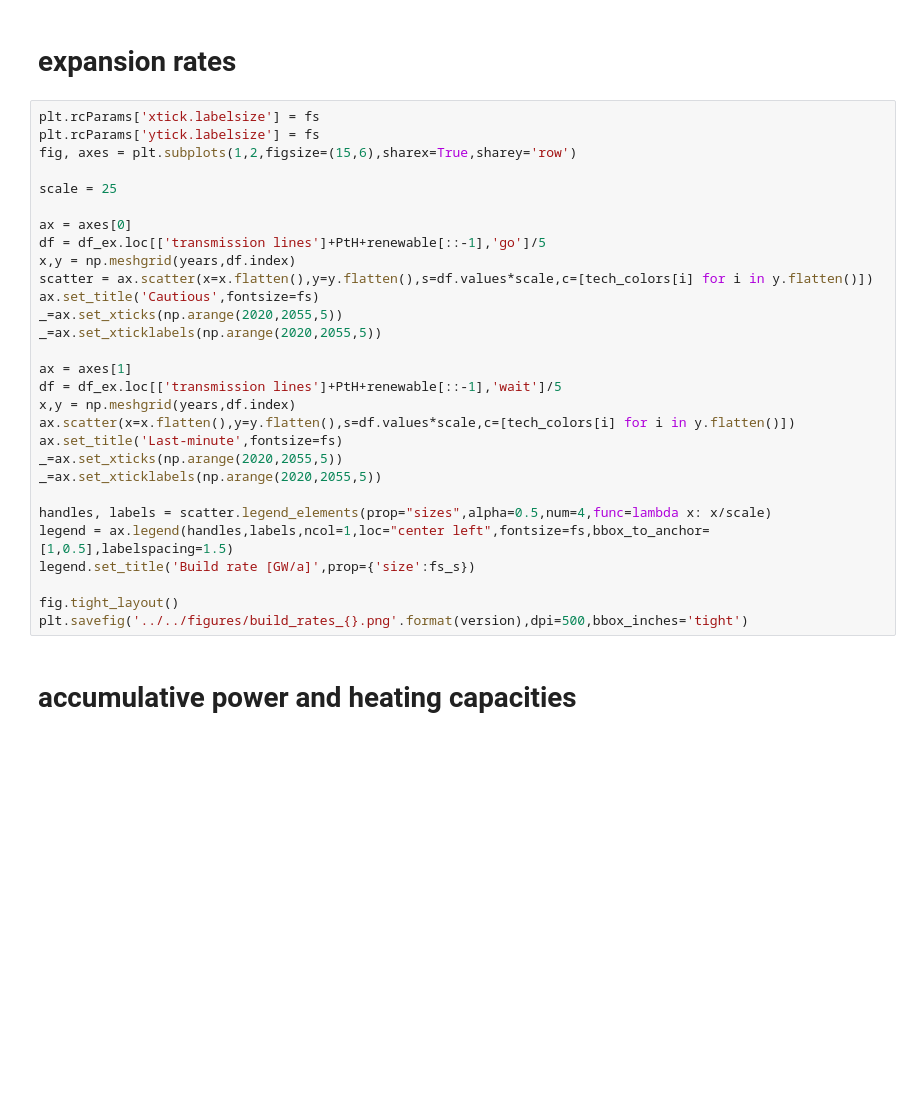
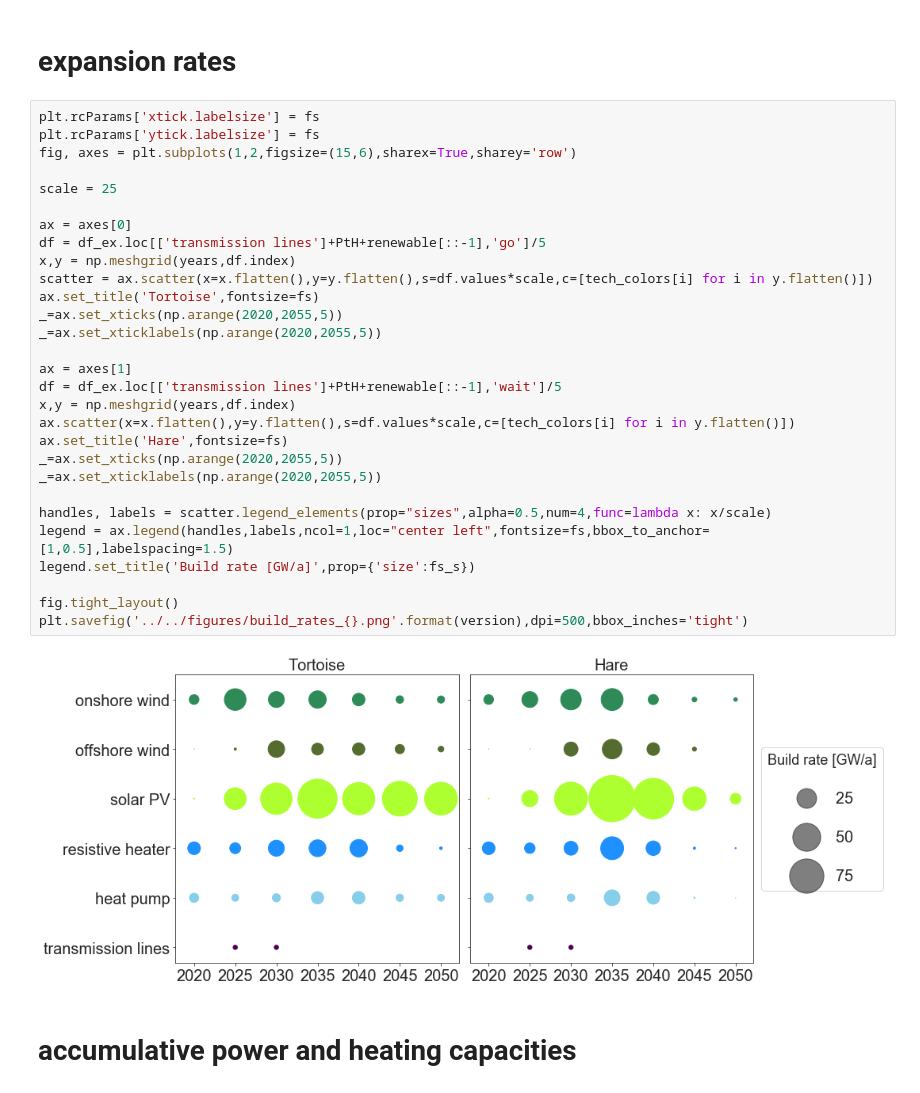
Before and after one commit to martavp/pypsa-eur-sec-30-path, a Jupyter notebook: paper_graphics/notebooks/summary_plot.ipynb, the cells around one changed output. Saved outputs shown, nothing was run; the diff lists cells and outputs as text; blank space fills up the shorter version.

```diff
--- a/paper_graphics/notebooks/summary_plot.ipynb
+++ b/paper_graphics/notebooks/summary_plot.ipynb
@@ -318,32 +320,34 @@ plt.savefig('../../figures/revenue_vs_expenditure_{}.png'.format(version),dpi=50
 # %%
 plt.rcParams['xtick.labelsize'] = fs
 plt.rcParams['ytick.labelsize'] = fs
 fig, axes = plt.subplots(1,2,figsize=(15,6),sharex=True,sharey='row')
 
 scale = 25
 
 ax = axes[0]
 df = df_ex.loc[['transmission lines']+PtH+renewable[::-1],'go']/5
 x,y = np.meshgrid(years,df.index)
 scatter = ax.scatter(x=x.flatten(),y=y.flatten(),s=df.values*scale,c=[tech_colors[i] for i in y.flatten()])
-ax.set_title('Cautious',fontsize=fs)
+ax.set_title('Tortoise',fontsize=fs)
 _=ax.set_xticks(np.arange(2020,2055,5))
 _=ax.set_xticklabels(np.arange(2020,2055,5))
 
 ax = axes[1]
 df = df_ex.loc[['transmission lines']+PtH+renewable[::-1],'wait']/5
 x,y = np.meshgrid(years,df.index)
 ax.scatter(x=x.flatten(),y=y.flatten(),s=df.values*scale,c=[tech_colors[i] for i in y.flatten()])
-ax.set_title('Last-minute',fontsize=fs)
+ax.set_title('Hare',fontsize=fs)
 _=ax.set_xticks(np.arange(2020,2055,5))
 _=ax.set_xticklabels(np.arange(2020,2055,5))
 
 handles, labels = scatter.legend_elements(prop="sizes",alpha=0.5,num=4,func=lambda x: x/scale)
 legend = ax.legend(handles,labels,ncol=1,loc="center left",fontsize=fs,bbox_to_anchor=[1,0.5],labelspacing=1.5)
 legend.set_title('Build rate [GW/a]',prop={'size':fs_s})
 
 fig.tight_layout()
 plt.savefig('../../figures/build_rates_{}.png'.format(version),dpi=500,bbox_inches='tight')
+# %% [output]
+[figure, added]
 # %% [markdown]
 # accumulative power and heating capacities
 # %%
```
Also changed, not shown: parts of 7 cells of this notebook, 21 other files.
